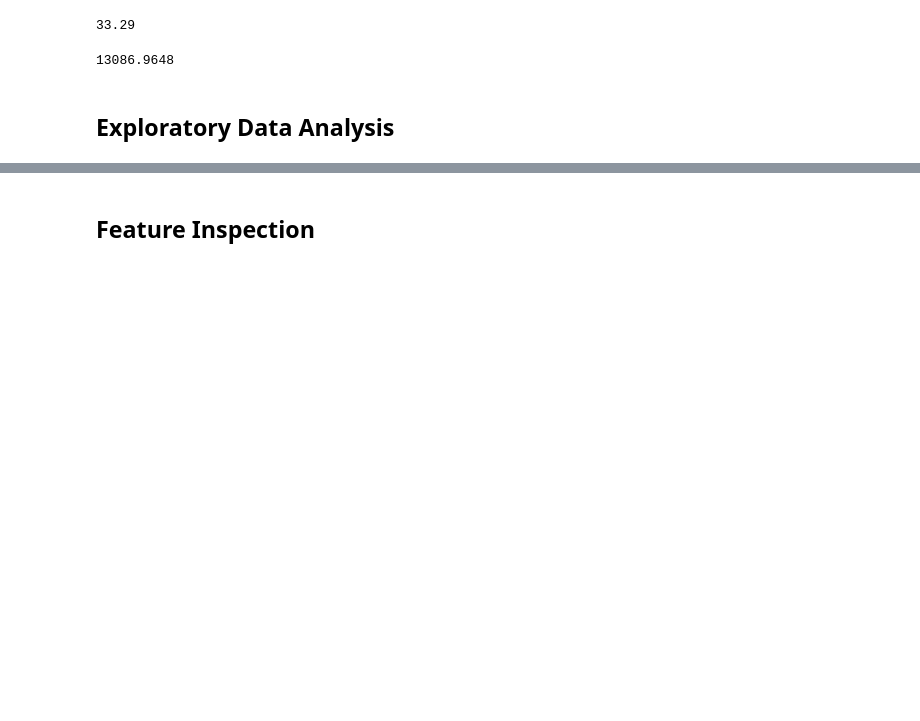
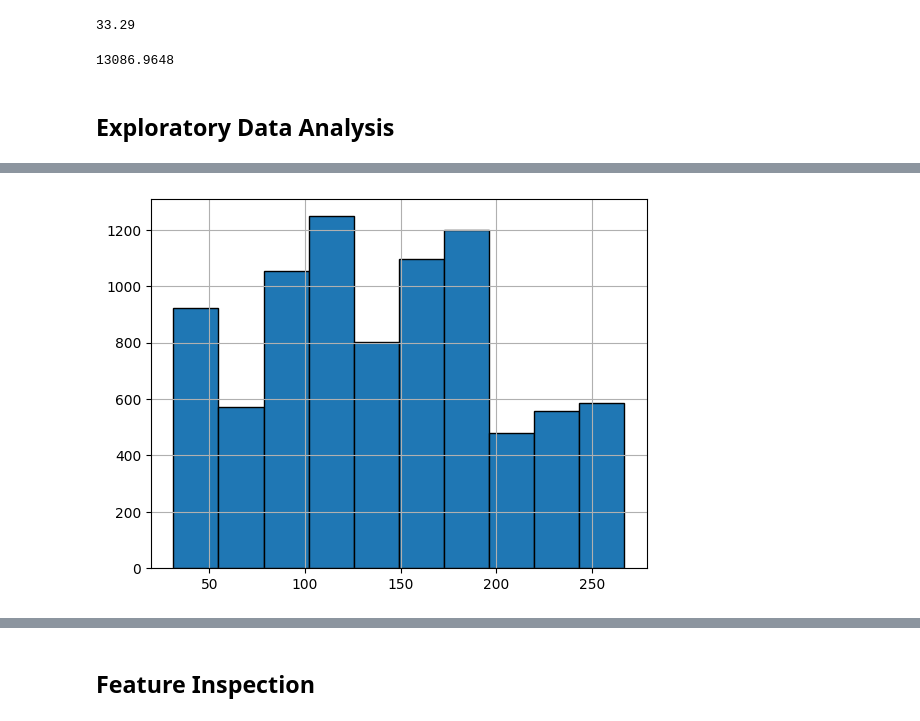
Before and after one commit to BakloutiMolka/Prediction-of-Product-Sales, a Jupyter notebook: Prediction_of_Product_Sales.ipynb, the cells around one changed output, grey strips where cells are left out. Saved outputs shown, nothing was run; the diff lists cells and outputs as text; code cells hidden in the pictures; blank space fills up the shorter version.

```diff
--- a/Prediction_of_Product_Sales.ipynb
+++ b/Prediction_of_Product_Sales.ipynb
@@ -250,0 +257,4 @@ df['Item_Outlet_Sales'].max()
+# %%
+ax = df['Item_MRP'].hist(edgecolor = 'black')
+# %% [output]
+[figure, added]
```
Also changed, not shown: parts of 16 cells of this notebook.
